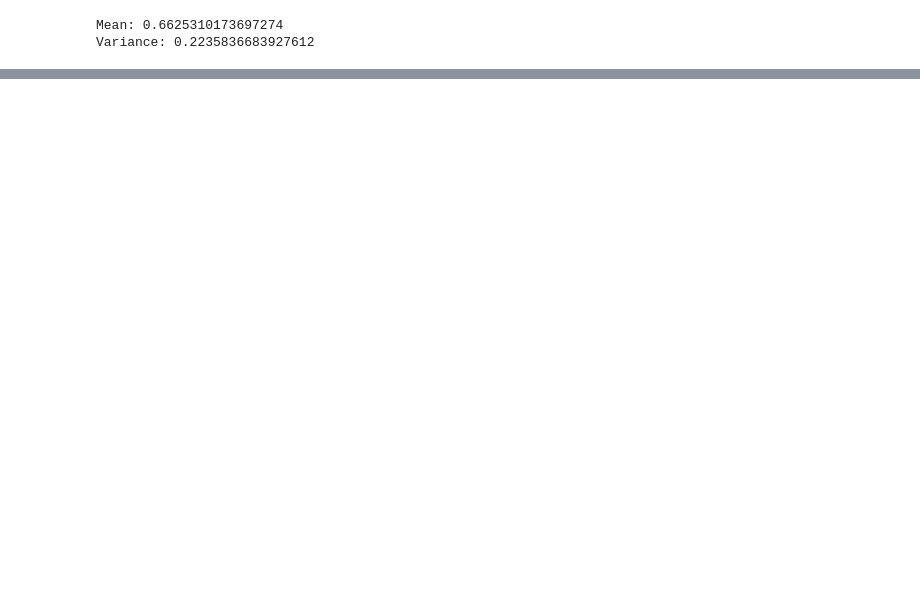
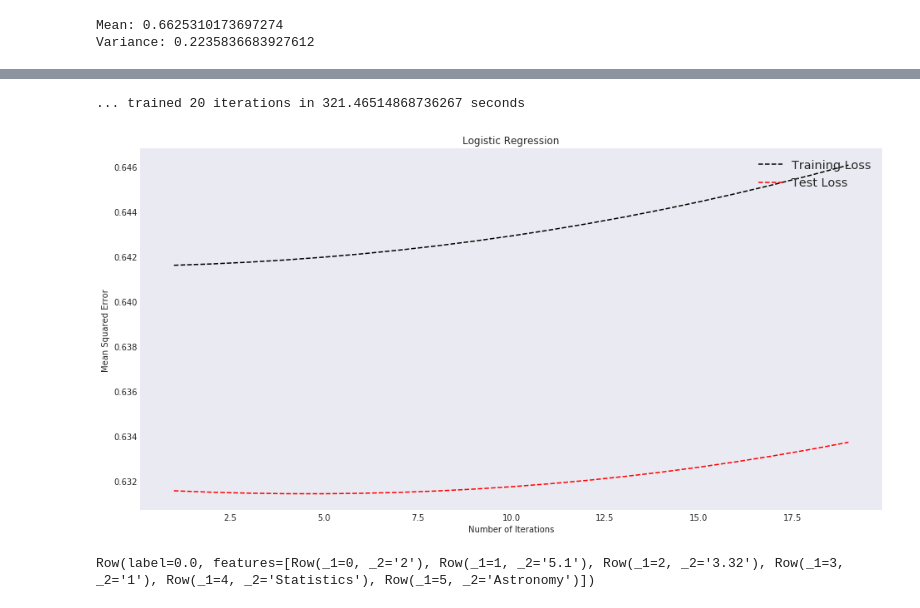
Before and after one commit to saurav-datta/click-through-rate-prediction-spark, a Jupyter notebook: Final_project_JS_1.ipynb, the cells around one changed output, grey strips where cells are left out. Saved outputs shown, nothing was run; the diff lists cells and outputs as text; code cells hidden in the pictures; blank space fills up the shorter version.

```diff
--- a/Final_project_JS_1.ipynb
+++ b/Final_project_JS_1.ipynb
@@ -320,9 +319,12 @@ def LogLoss(dataRDD, W):
         dataRDD - each record is a tuple of (features_array, y)
         W       - (array) model coefficients with bias at index 0
     """
-    augmentedData = dataRDD.map(lambda x: (x[0], np.append([1.0], x[1])))
+    #augmentedData = dataRDD.map(lambda x: ( x[0], np.append([1.0], x[1]))).cache()
+    augmentedData = dataRDD.map(lambda x: (np.append([1.0], x[0]), x[1])).cache()
     ################## YOUR CODE HERE ##################
-    loss = augmentedData.map(lambda x: (-x[0] * np.log(sigmoid(W.dot(x[1]))) - (1 - x[0]) * np.log(1 - sigmoid(W.dot(x[1])))) ).mean()
+    #loss = augmentedData.map(lambda x: (-x[0] * np.log(sigmoid(W.dot(x[1]))) - (1 - x[0]) * np.log(1 - sigmoid(W.dot(x[1])))) ).mean()
+    loss = augmentedData.map(lambda x: (-x[1] * np.log(sigmoid(W.dot(x[0]))) \
+                                     - (1 - x[1]) * np.log(1 - sigmoid(W.dot(x[0])))) ).mean()
     ################## (END) YOUR CODE ##################
     return loss
 # %%
@@ -336,10 +338,11 @@ def GDUpdate(dataRDD, W, learningRate = 0.1):
         new_model - (array) updated coefficients, bias at index 0
     """
     # add a bias 'feature' of 1 at index 0
-    augmentedData = dataRDD.map(lambda x: ( x[0], np.append([1.0], x[1]))).cache()
-
+    #augmentedData = dataRDD.map(lambda x: ( x[0], np.append([1.0], x[1]))).cache()
+    augmentedData = dataRDD.map(lambda x: (np.append([1.0], x[0]), x[1])).cache()
     ################## YOUR CODE HERE #################
-    grad = augmentedData.map(lambda x: (sigmoid(W.dot(x[1])) - x[0])*x[1]).mean()
+    #grad = augmentedData.map(lambda x: (sigmoid(W.dot(x[1])) - x[0])*x[1]).mean()
+    grad = augmentedData.map(lambda x: np.dot(sigmoid(W.dot(x[0]) - x[1]),x[0])).mean()
     new_model = W - learningRate * grad
     ################## (END) YOUR CODE #################
 
@@ -347,3 +385,20 @@ def GDUpdate(dataRDD, W, learningRate = 0.1):
+# %%
+# plot error curves - RUN THIS CELL AS IS
+def plotErrorCurves(trainLoss, testLoss, title = None):
+    """
+    Helper function for plotting.
+    Args: trainLoss (list of MSE) , testLoss (list of MSE)
+    """
+    fig, ax = plt.subplots(1,1,figsize = (16,8))
+    x = list(range(len(trainLoss)))[1:]
+    ax.plot(x, trainLoss[1:], 'k--', label='Training Loss')
+    ax.plot(x, testLoss[1:], 'r--', label='Test Loss')
+    ax.legend(loc='upper right', fontsize='x-large')
+    plt.xlabel('Number of Iterations')
+    plt.ylabel('Mean Squared Error')
+    if title:
+        plt.title(title)
+    plt.show()
 # %%
 nSteps = 5
 model = BASELINE
@@ -362,0 +430,14 @@ Py4JJavaError: An error occurred while calling z:org.apache.spark.api.python.Pyt
+# %%
+# run 50 iterations (RUN THIS CELL AS IS)
+wInit = BASELINE
+trainRDD, testRDD = ohe_train_rdd.randomSplit([0.8,0.2], seed = 2018)
+start = time.time()
+train, test, models = GradientDescent(trainRDD, testRDD, wInit, nSteps = 20)
+print(f"\n... trained {len(models)} iterations in {time.time() - start} seconds")
+# %% [output]
+... trained 20 iterations in 321.46514868736267 seconds
+# %%
+# take a look (RUN THIS CELL AS IS)
+plotErrorCurves(train, test, title = 'Logistic Regression' )
+# %% [output]
+[figure, added]
@@ -362,0 +446,7 @@ Py4JJavaError: An error occurred while calling z:org.apache.spark.api.python.Pyt
+# %%
+#test
+parsed_test_df = parse_raw_df(raw_test_df)
+print(parsed_test_df.head())
+ohe_test_df = parsed_test_df.select( ohe_dict_udf(parsed_test_df.features).alias('features'),parsed_test_df.label,)
+# %% [output]
+Row(label=0.0, features=[Row(_1=0, _2='2'), Row(_1=1, _2='5.1'), Row(_1=2, _2='3.32'), Row(_1=3, _2='1'), Row(_1=4, _2='Statistics'), Row(_1=5, _2='Astronomy')])
```
Also changed, not shown: parts of 29 cells of this notebook.
